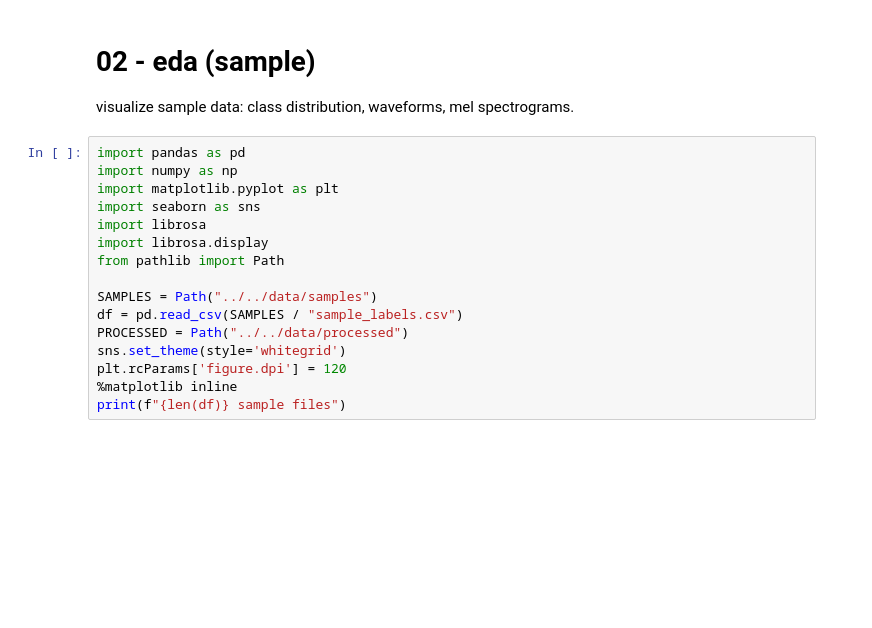
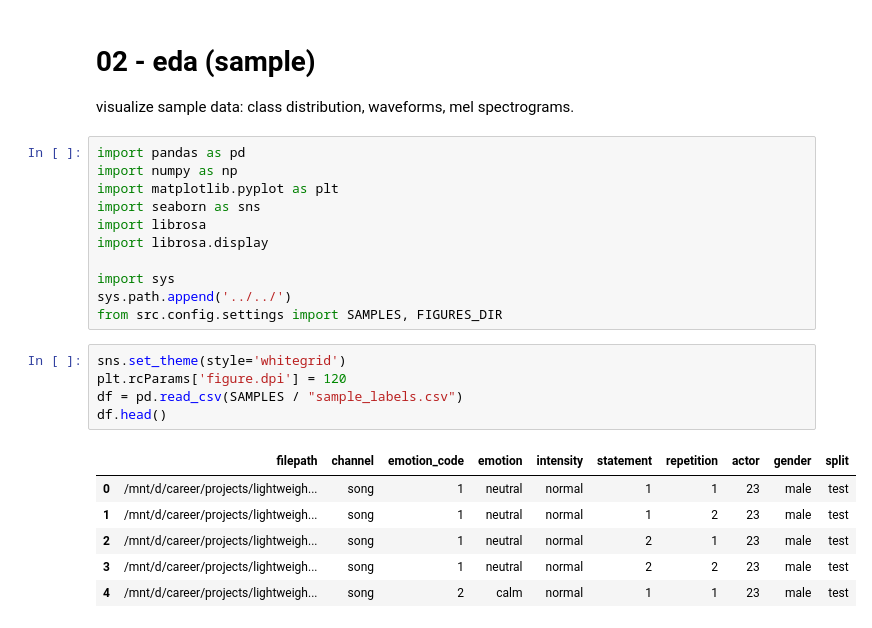
Before and after one commit to elsayedelmandoh/lightweight-speech-emotion-recognition-on-open-datasets, a Jupyter notebook: notebooks/00-preliminary-experiments/02-eda.ipynb, the cells around one changed output. Cells and saved outputs as stored; diff of their text form; blank space fills up the shorter version.

```diff
--- a/notebooks/00-preliminary-experiments/02-eda.ipynb
+++ b/notebooks/00-preliminary-experiments/02-eda.ipynb
@@ -9,12 +9,19 @@ import matplotlib.pyplot as plt
 import seaborn as sns
 import librosa
 import librosa.display
-from pathlib import Path
 
-SAMPLES = Path("../../data/samples")
-df = pd.read_csv(SAMPLES / "sample_labels.csv")
-PROCESSED = Path("../../data/processed")
-sns.set_theme(style='whitegrid')
-plt.rcParams['figure.dpi'] = 120
-%matplotlib inline
-print(f"{len(df)} sample files")
+import sys
+sys.path.append('../../')
+from src.config.settings import SAMPLES, FIGURES_DIR
+# %%
+sns.set_theme(style='whitegrid')
+plt.rcParams['figure.dpi'] = 120
+df = pd.read_csv(SAMPLES / "sample_labels.csv")
+df.head()
+# %% [output]
+|  | filepath | channel | emotion_code | emotion | intensity | statement | repetition | actor | gender | split |
+| 0 | /mnt/d/career/projects/lightweigh... | song | 1 | neutral | normal | 1 | 1 | 23 | male | test |
+| 1 | /mnt/d/career/projects/lightweigh... | song | 1 | neutral | normal | 1 | 2 | 23 | male | test |
+| 2 | /mnt/d/career/projects/lightweigh... | song | 1 | neutral | normal | 2 | 1 | 23 | male | test |
+| 3 | /mnt/d/career/projects/lightweigh... | song | 1 | neutral | normal | 2 | 2 | 23 | male | test |
+| 4 | /mnt/d/career/projects/lightweigh... | song | 2 | calm | normal | 1 | 1 | 23 | male | test |
```
Also changed, not shown: parts of 12 cells of this notebook, 14 other files.
